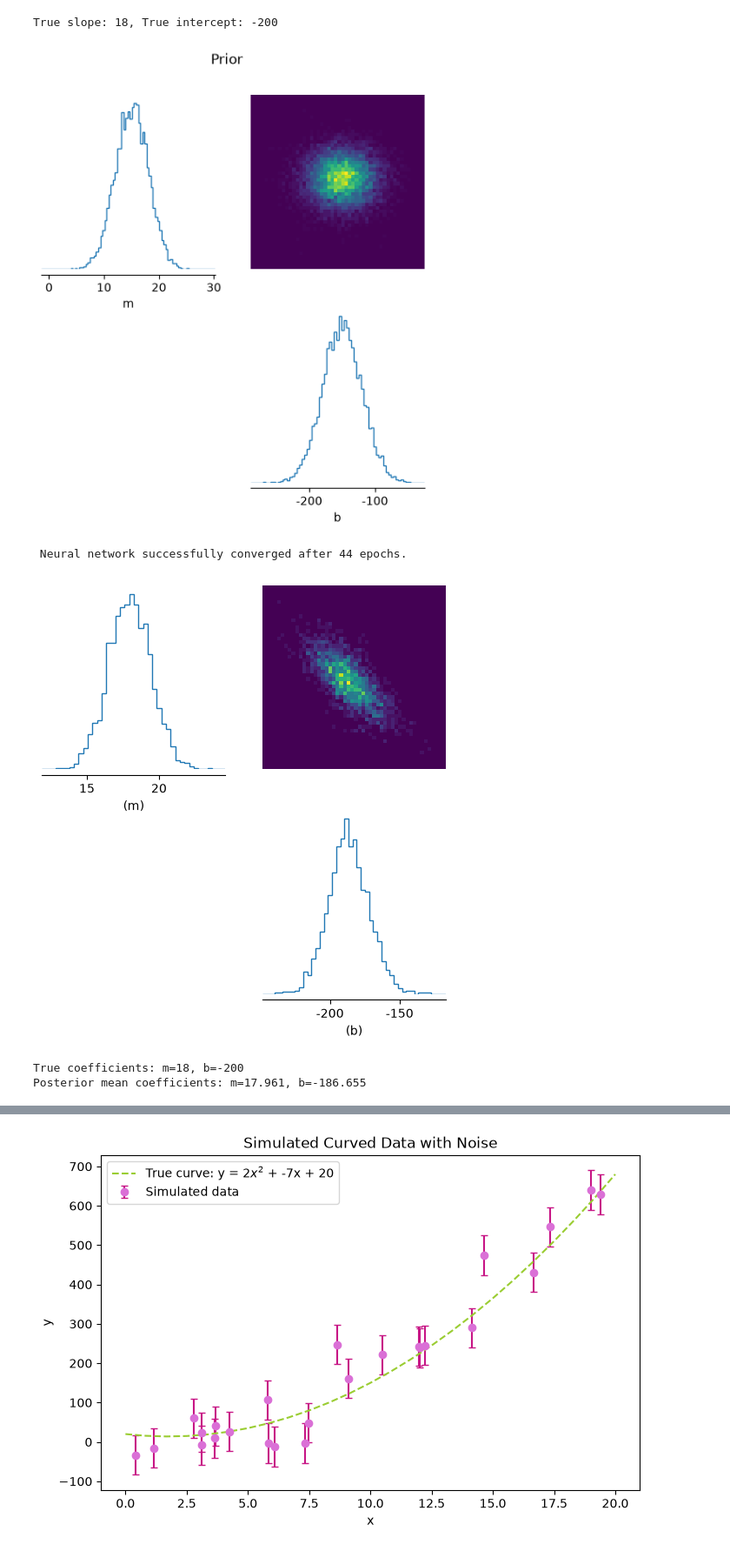
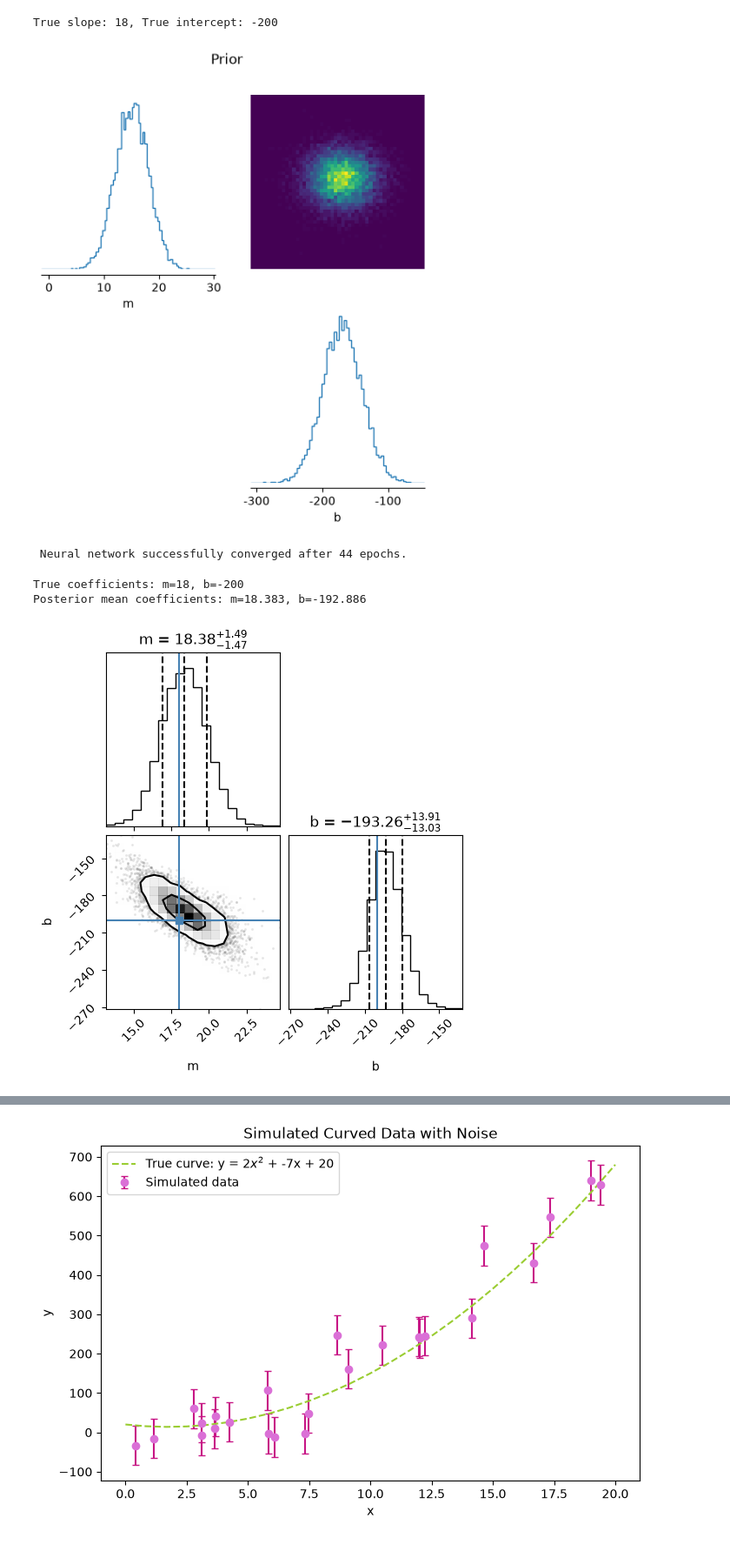
Before and after one commit to jarachisholm/SBI_clustering, a Jupyter notebook: Step_1_SBI.ipynb, the cells around one changed output, grey strips where cells are left out. Shown at 87% size. Drawn from its saved outputs; the diff is of its cells as text; code cells hidden in the pictures.

```diff
--- a/Step_1_SBI.ipynb
+++ b/Step_1_SBI.ipynb
@@ -62,7 +64,7 @@ noise = np.random.normal(0, noise_std, n_points)
 y_observed = m * x + b + noise
 
 prior = Independent(Normal(
-    loc=torch.tensor([15.0, -150.0], dtype=torch.float32),
+    loc=torch.tensor([15.0, -170.0], dtype=torch.float32),
     scale=torch.tensor([3.0, 30.0], dtype=torch.float32)
 ), 1)
 
@@ -73,41 +75,44 @@ fig, ax = pairplot(
     labels=["m", "b"],
     figsize=(6, 6)
 )
 plt.suptitle("Prior")
 plt.show()
 
 def simulator(theta):
     coef_a, coef_b, = theta[0].item(), theta[1].item(),
     sim_noise = np.random.normal(0, noise_std, n_points)
     y_sim = coef_a * x + coef_b  + sim_noise
     return torch.tensor(y_sim, dtype=torch.float32)
 
 n_simulations = 2000
 theta_train = prior.sample((n_simulations,))
 x_train = torch.stack([simulator(theta) for theta in theta_train])
 
 inference = NPE(prior=prior)
 inference.append_simulations(theta_train, x_train)
 density_estimator = inference.train()
 posterior = inference.build_posterior(density_estimator)
 
 observation = torch.tensor(y_observed, dtype=torch.float32)
-posterior_samples = posterior.sample((2000,), x=observation)
+posterior_samples = posterior.sample((8000,), x=observation)
 
 
-fig, ax = pairplot(
-    posterior_samples,
-    labels=["(m)", "(b)"],
-    figsize=(6, 6)
-)
-plt.show()
+#Make corner plot
+flat_samples = posterior_samples.numpy()
+
+m = 18
+b = -200
+labels = ["m", "b"]
+truths = [m, b]
+
+fig = cp.corner(flat_samples[:, :2], labels=labels, truths=truths, levels=[0.393, 0.865], quantiles=[0.16, 0.5, 0.84], title_quantiles=[0.16, 0.5, 0.84], show_titles=True, title_kwargs={"fontsize": 12})
 
 posterior_mean = posterior_samples.mean(dim=0)
 print(f"True coefficients: m={m}, b={b}")
 print(f"Posterior mean coefficients: m={posterior_mean[0]:.3f}, b={posterior_mean[1]:.3f}")
 # %% [output]
-[figure, old version]
+[figure, new version]
  Neural network successfully converged after 44 epochs.
+True coefficients: m=18, b=-200
+Posterior mean coefficients: m=18.383, b=-192.886
-[figure, old version]
+[figure, new version]
-True coefficients: m=18, b=-200
-Posterior mean coefficients: m=17.961, b=-186.655
```
Also changed, not shown: parts of 7 cells of this notebook, 6 other files.
